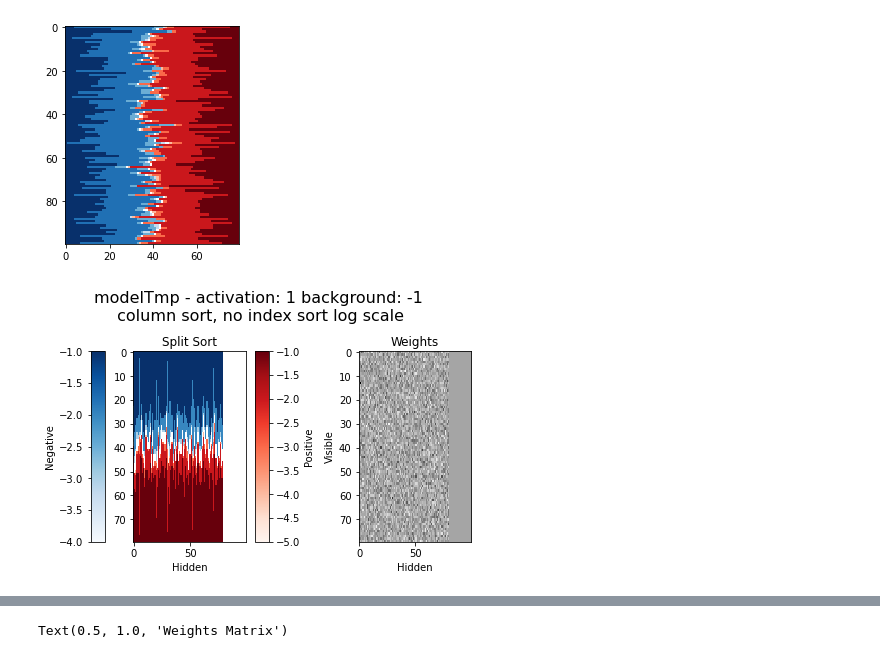
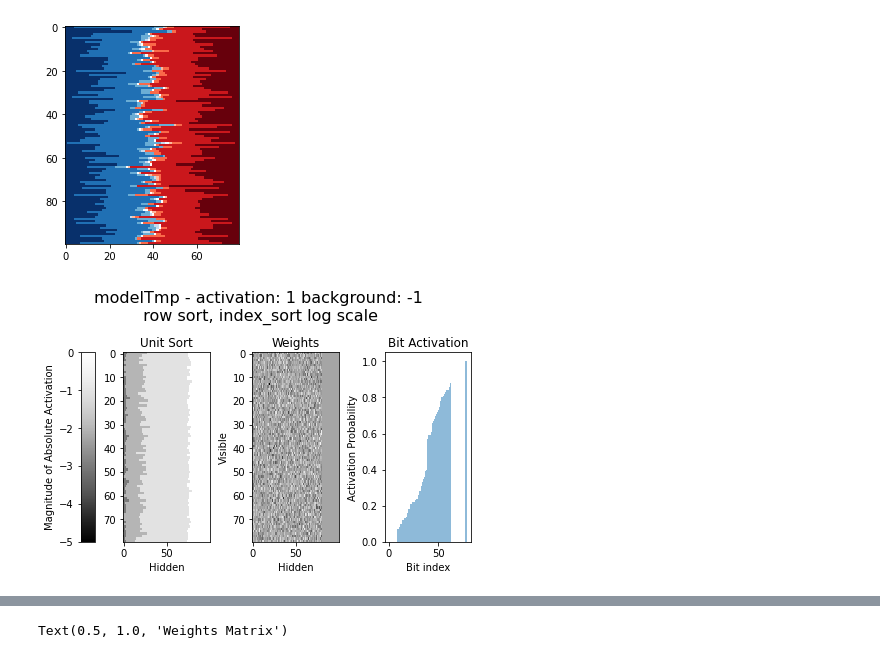
Before and after one commit to FilipKubackiSoton/DeepOptimization, a Jupyter notebook: exp.ipynb, the cells around one changed output, grey strips where cells are left out. Drawn from its saved outputs; the diff is of its cells as text; code cells hidden in the pictures.

```diff
--- a/exp.ipynb
+++ b/exp.ipynb
@@ -372,33 +372,33 @@ def latent_activation(model, title, activation=1, background_activation =-1, col
         cba = fig.colorbar(pa, ax = axes[0], location = "left")
         cba.set_label('Magnitude of Absolute Activation')
         axes[0].set_title("Unit Sort")
         axes[0].set_xlabel("Hidden")
     else:
         pa = axes[0].imshow(masks[0],interpolation='nearest',cmap=cm.Blues)
         cba = fig.colorbar(pa, ax = axes[0], location = "left")
         pb = axes[0].imshow(masks[1],interpolation='nearest',cmap=cm.Reds)
         cbb = fig.colorbar(pb, ax = axes[0], location = "right")
         cba.set_label('Negative')
         cbb.set_label('Positive')
         axes[0].set_title("Split Sort")
         axes[0].set_xlabel("Hidden")
     axes[0].set_aspect('auto')
 
 
     axes[1].imshow(weights_matrix, interpolation='nearest', cmap=cm.Greys_r)
     axes[1].set_title("Weights")
     axes[1].set_ylabel("Visible")
     axes[1].set_xlabel("Hidden")
     axes[1].set_aspect('auto')
 
     if index_sort:
         axes[2].bar(np.arange(len(bit_activation)), bit_activation, align = "center", alpha = 0.5)
         axes[2].set_title("Bit Activation")
         axes[2].set_ylabel("Activation Probability")
         axes[2].set_xlabel("Bit index")
         axes[2].set_aspect('auto')
     return
-latent_activation(m, "modelTmp", background_activation=-1, unit_sort = False, index_sort=False, column_sort=True, log_conversion = True)
+latent_activation(m, "modelTmp", background_activation=-1, unit_sort = True, index_sort=True, column_sort=False, log_conversion = True)
 # %% [output]
-[figure, old version]
+[figure, new version]
 # %%
```
Also changed, not shown: parts of 3 cells of this notebook, 1 other file.
